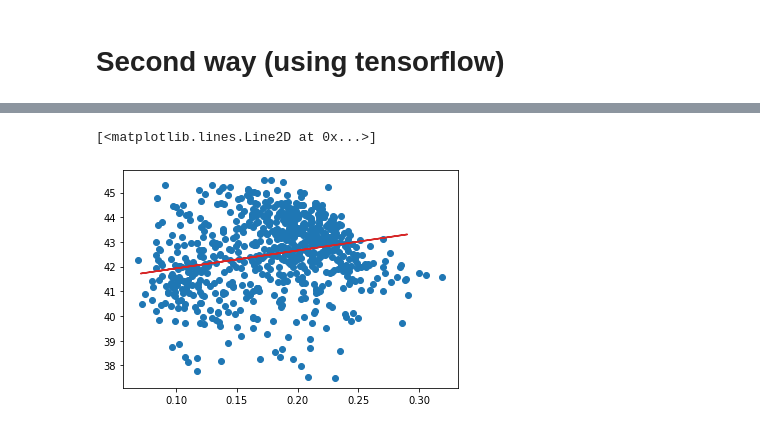
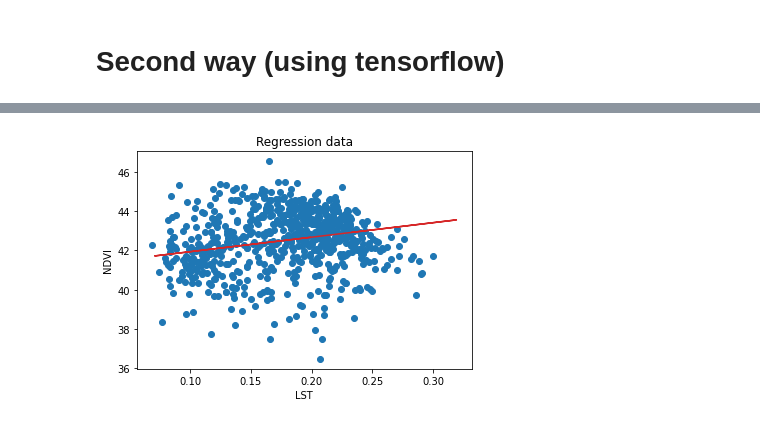
Before and after one commit to love-bees/my-notebooks, a Jupyter notebook: linreg_example.ipynb, the cells around one changed output, grey strips where cells are left out. Drawn from its saved outputs; the diff is of its cells as text; code cells hidden in the pictures.

```diff
--- a/linreg_example.ipynb
+++ b/linreg_example.ipynb
@@ -134,6 +134,8 @@ Mean Absolute Error = 1.1802783012390137
 # %%
 plt.scatter(train_X,train_Y)
 plt.plot(test_X, output, color='C3')
+plt.xlabel('LST');
+plt.ylabel('NDVI');
+plt.title('Regression data');
 # %% [output]
-[<matplotlib.lines.Line2D at 0x...>]
-[figure, old version]
+[figure, new version]
```
Also changed, not shown: parts of 2 cells of this notebook.
